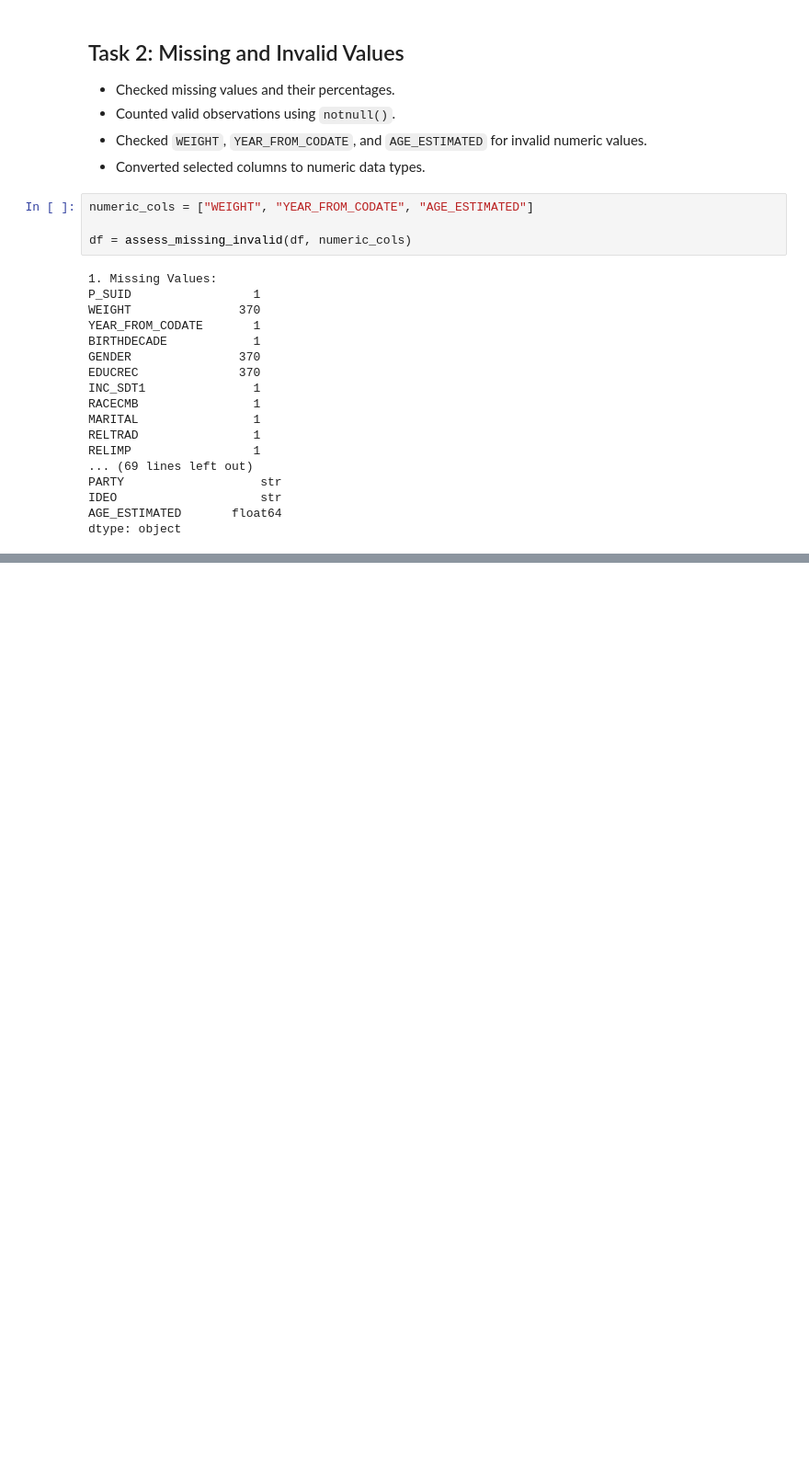
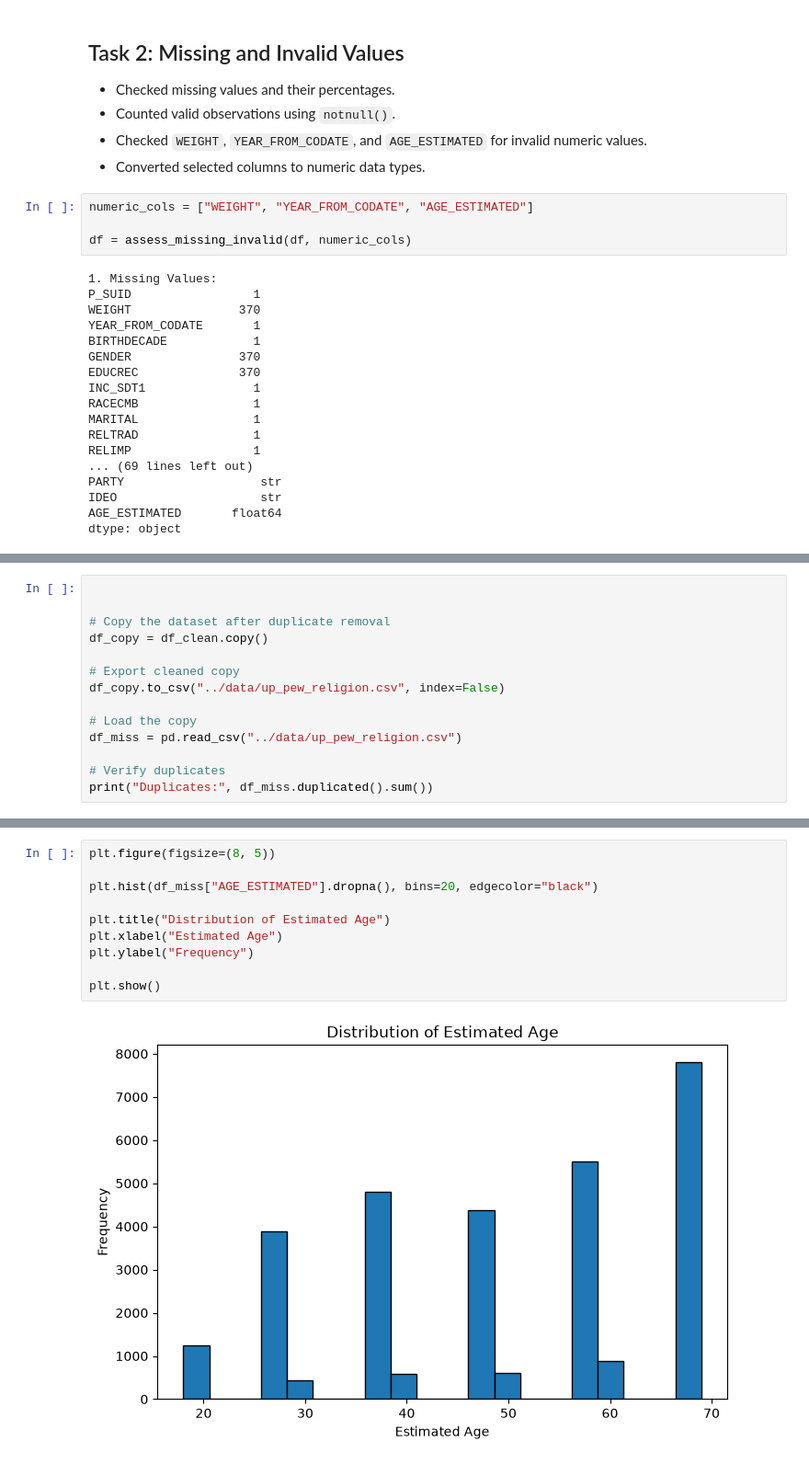
Before and after one commit to ricardo-mohammed/cleaning-imputation-outliers, a Jupyter notebook: notebooks/imputation.ipynb, the cells around one changed output, grey strips where cells are left out. Shown at 92% size. Drawn from its saved outputs; the diff is of its cells as text; blank space fills up the shorter version.

Commit message:
Resolve merge and update data cleaning

```diff
--- a/notebooks/imputation.ipynb
+++ b/notebooks/imputation.ipynb
@@ -119,0 +157,14 @@ dtype: object
+# %%
+
+
+# Copy the dataset after duplicate removal
+df_copy = df_clean.copy()
+
+# Export cleaned copy
+df_copy.to_csv("../data/up_pew_religion.csv", index=False)
+
+# Load the copy
+df_miss = pd.read_csv("../data/up_pew_religion.csv")
+
+# Verify duplicates
+print("Duplicates:", df_miss.duplicated().sum())
@@ -119,0 +239,12 @@ dtype: object
+# %%
+plt.figure(figsize=(8, 5))
+
+plt.hist(df_miss["AGE_ESTIMATED"].dropna(), bins=20, edgecolor="black")
+
+plt.title("Distribution of Estimated Age")
+plt.xlabel("Estimated Age")
+plt.ylabel("Frequency")
+
+plt.show()
+# %% [output]
+[figure, added]
```
Also changed, not shown: parts of 21 cells of this notebook, 2 other files.
